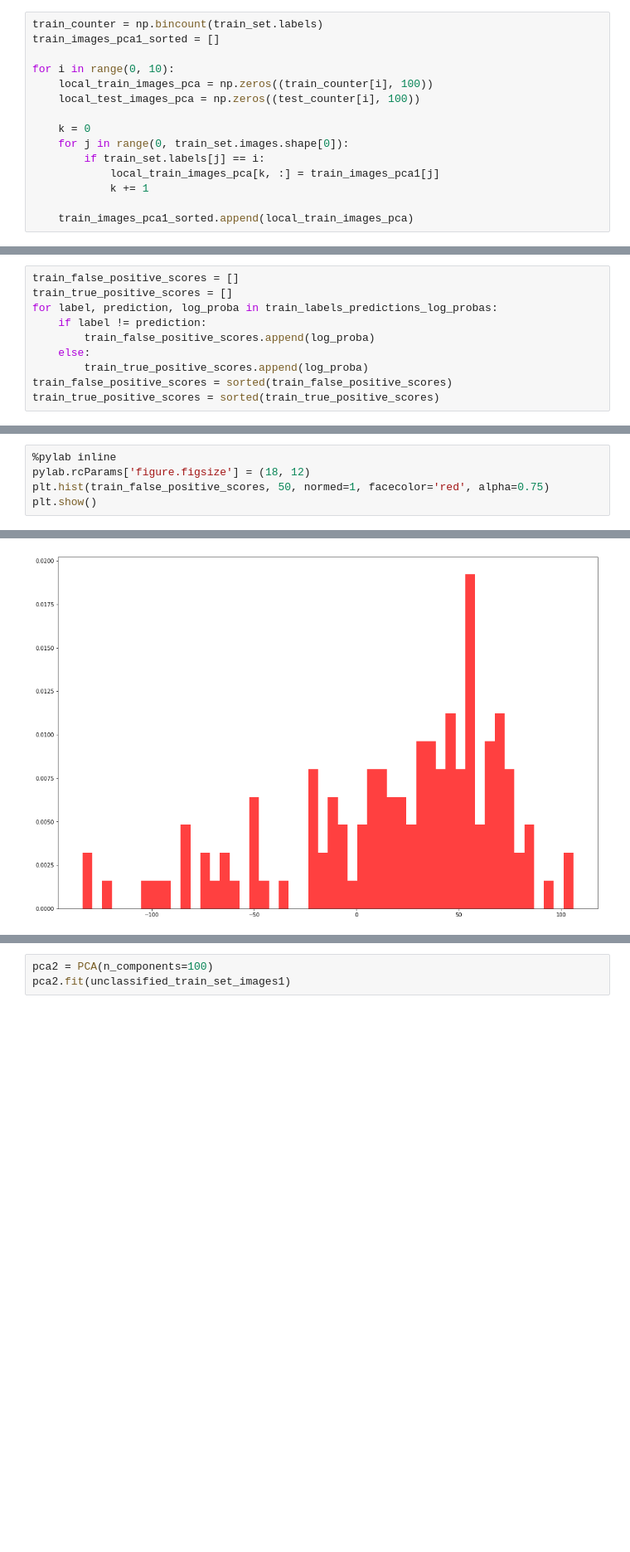
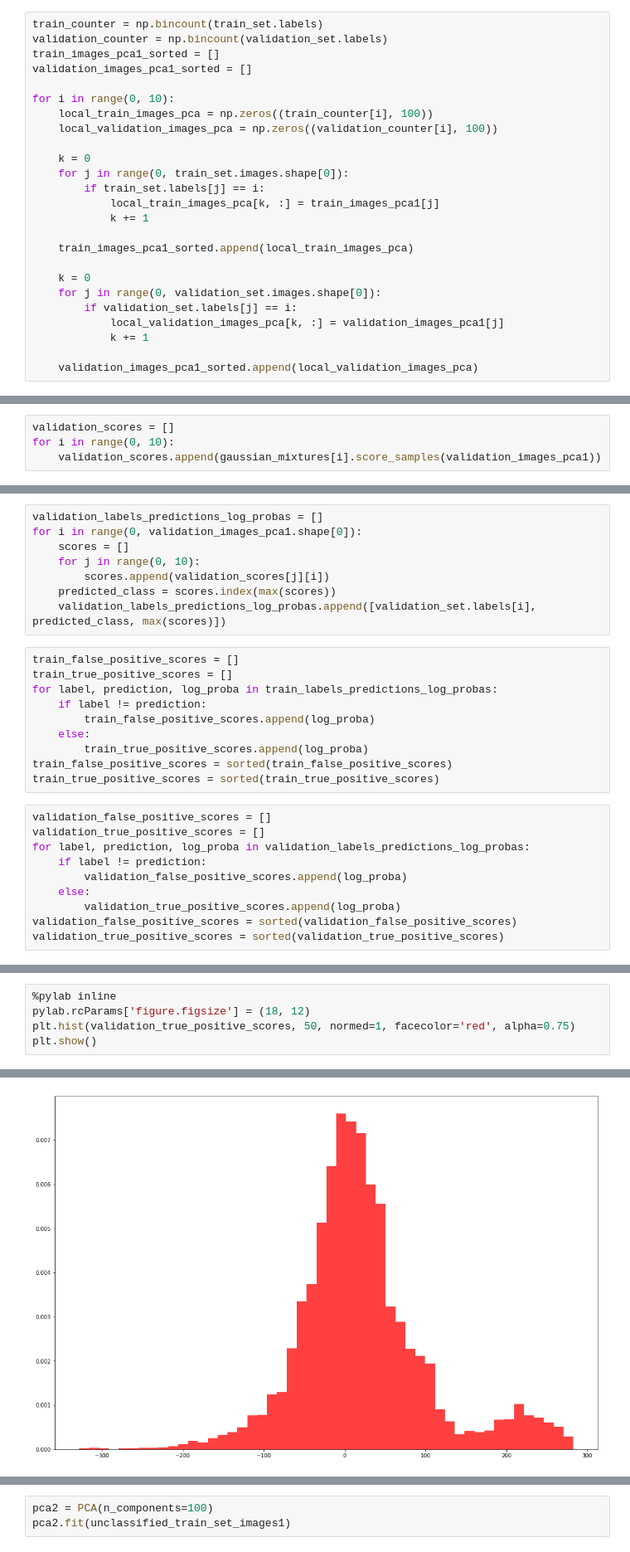
Before and after one commit to RenaudWasTaken/mnist, a Jupyter notebook: GMM_DecisionTree_CNN.ipynb, the cells around one changed output, grey strips where cells are left out. Shown at 83% size. Saved outputs shown, nothing was run; the diff lists cells and outputs as text; blank space fills up the shorter version.

```diff
--- a/GMM_DecisionTree_CNN.ipynb
+++ b/GMM_DecisionTree_CNN.ipynb
@@ -36,10 +41,12 @@ train_images_pca1 = pca1.transform(train_set.images)
 # %%
 train_counter = np.bincount(train_set.labels)
+validation_counter = np.bincount(validation_set.labels)
 train_images_pca1_sorted = []
+validation_images_pca1_sorted = []
 
 for i in range(0, 10):
     local_train_images_pca = np.zeros((train_counter[i], 100))
-    local_test_images_pca = np.zeros((test_counter[i], 100))
+    local_validation_images_pca = np.zeros((validation_counter[i], 100))
 
     k = 0
     for j in range(0, train_set.images.shape[0]):
@@ -48,6 +55,14 @@ for i in range(0, 10):
             k += 1
 
     train_images_pca1_sorted.append(local_train_images_pca)
+
+    k = 0
+    for j in range(0, validation_set.images.shape[0]):
+        if validation_set.labels[j] == i:
+            local_validation_images_pca[k, :] = validation_images_pca1[j]
+            k += 1
+
+    validation_images_pca1_sorted.append(local_validation_images_pca)
 # %%
 gaussian_mixtures = []
 for i in range(0, 10):
@@ -76,6 +91,10 @@ Initialization converged: True   time lapse 18.83252s    ll 56.23885
 train_scores = []
 for i in range(0, 10):
     train_scores.append(gaussian_mixtures[i].score_samples(train_images_pca1))
+# %%
+validation_scores = []
+for i in range(0, 10):
+    validation_scores.append(gaussian_mixtures[i].score_samples(validation_images_pca1))
 # %%
 train_labels_predictions_log_probas = []
 for i in range(0, train_images_pca1.shape[0]):
@@ -84,6 +103,14 @@ for i in range(0, train_images_pca1.shape[0]):
         scores.append(train_scores[j][i])
     predicted_class = scores.index(max(scores))
     train_labels_predictions_log_probas.append([train_set.labels[i], predicted_class, max(scores)])
+# %%
+validation_labels_predictions_log_probas = []
+for i in range(0, validation_images_pca1.shape[0]):
+    scores = []
+    for j in range(0, 10):
+        scores.append(validation_scores[j][i])
+    predicted_class = scores.index(max(scores))
+    validation_labels_predictions_log_probas.append([validation_set.labels[i], predicted_class, max(scores)])
 # %%
 train_false_positive_scores = []
 train_true_positive_scores = []
@@ -94,3 +121,13 @@ for label, prediction, log_proba in train_labels_predictions_log_probas:
         train_true_positive_scores.append(log_proba)
 train_false_positive_scores = sorted(train_false_positive_scores)
 train_true_positive_scores = sorted(train_true_positive_scores)
+# %%
+validation_false_positive_scores = []
+validation_true_positive_scores = []
+for label, prediction, log_proba in validation_labels_predictions_log_probas:
+    if label != prediction:
+        validation_false_positive_scores.append(log_proba)
+    else:
+        validation_true_positive_scores.append(log_proba)
+validation_false_positive_scores = sorted(validation_false_positive_scores)
+validation_true_positive_scores = sorted(validation_true_positive_scores)
@@ -97,8 +142,8 @@ train_true_positive_scores = sorted(train_true_positive_scores)
 # %%
 %pylab inline
 pylab.rcParams['figure.figsize'] = (18, 12)
-plt.hist(train_false_positive_scores, 50, normed=1, facecolor='red', alpha=0.75)
+plt.hist(validation_true_positive_scores, 50, normed=1, facecolor='red', alpha=0.75)
 plt.show()
 # %% [output]
 Populating the interactive namespace from numpy and matplotlib
-[figure, old version]
+[figure, new version]
```
Also changed, not shown: parts of 36 cells of this notebook, 1 other file.
